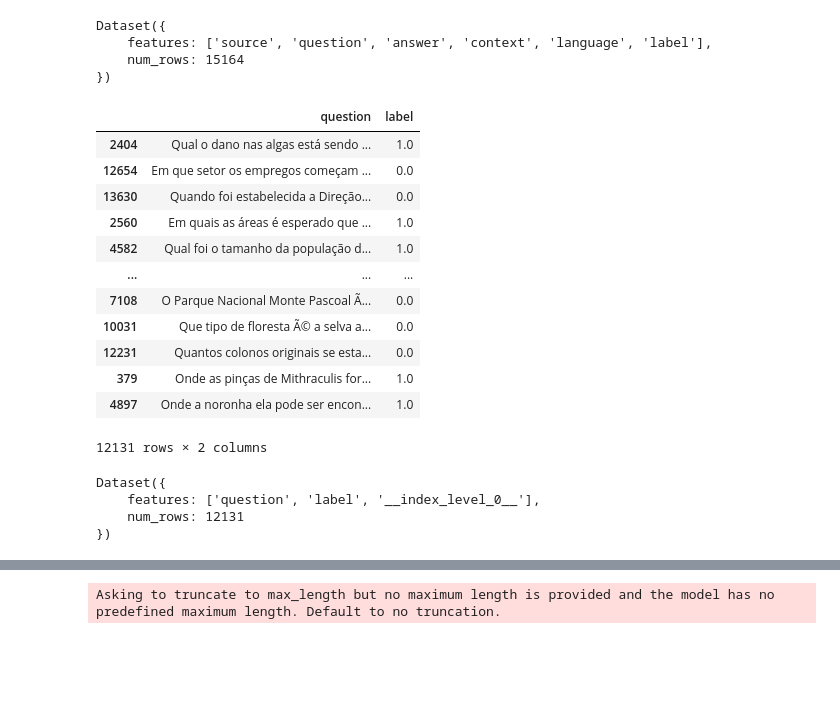
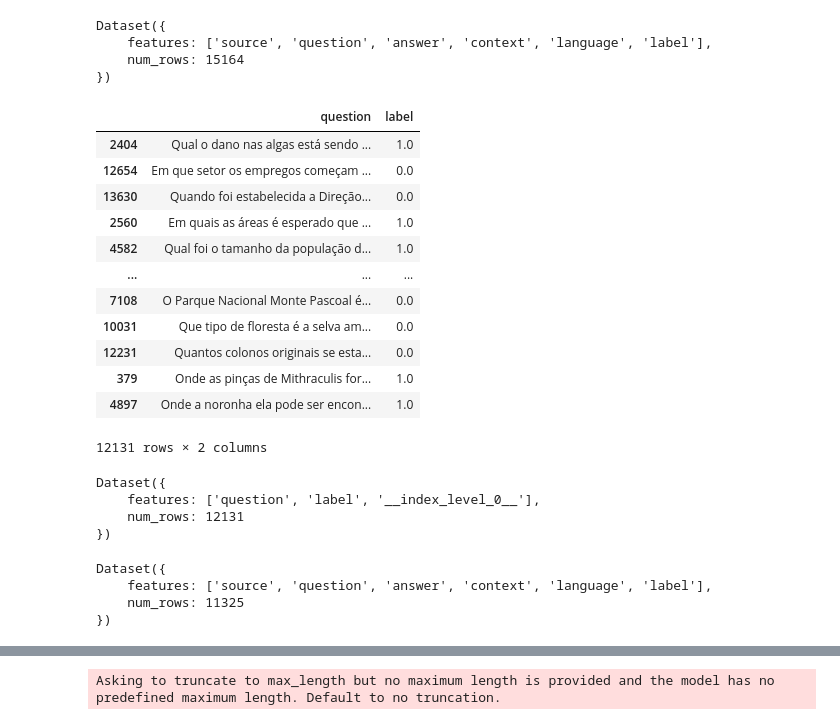
Before and after one commit to gustavokpc/Blue-Amazon-Classifier, a Jupyter notebook: Models.ipynb, the cells around one changed output, grey strips where cells are left out. Cells and saved outputs as stored; diff of their text form; code cells hidden in the pictures; blank space fills up the shorter version.

Commit message:
added english dataset and model generalization for both languages

```diff
--- a/Models.ipynb
+++ b/Models.ipynb
@@ -150,36 +143,36 @@ tokenizer = AutoTokenizer.from_pretrained(model_name)
 # %% [markdown]
 # DATASET Treatment
 # %%
-dataframe_completo = pd.read_csv("Datasets/out.csv")
-ds_completo = Dataset.from_pandas(dataframe_completo)
-ds_completo
+dataframe_completo_pt_br = pd.read_csv("Datasets/dataset_pt_br.csv")
+ds_completo_pt_br = Dataset.from_pandas(dataframe_completo_pt_br)
+ds_completo_pt_br
 # %% [output]
 Dataset({
     features: ['source', 'question', 'answer', 'context', 'language', 'label'],
     num_rows: 15164
 })
 # %%
-y = dataframe_completo.loc[:,"label"]
-X = dataframe_completo.loc[:,"question"]
+y_pt_br = dataframe_completo_pt_br.loc[:,"label"]
+X_pt_br = dataframe_completo_pt_br.loc[:,"question"]
 
-X_train, X_to_split, y_train, y_to_split = train_test_split(X, y, test_size=0.2, random_state=7, stratify=y)
-X_validation, X_test, y_validation, y_test = train_test_split(X_to_split, y_to_split, test_size=0.5, random_state=7, stratify=y_to_split)
+X_pt_br_train, X_pt_br_to_split, y_pt_br_train, y_pt_br_to_split = train_test_split(X_pt_br, y_pt_br, test_size=0.2, random_state=7, stratify=y_pt_br)
+X_pt_br_validation, X_pt_br_test, y_pt_br_validation, y_pt_br_test = train_test_split(X_pt_br_to_split, y_pt_br_to_split, test_size=0.5, random_state=7, stratify=y_pt_br_to_split)
 
-train_df = pd.concat([X_train, y_train], axis=1)
-validation_df = pd.concat([X_validation, y_validation], axis=1)
-test_df = pd.concat([X_test, y_test], axis=1)
+train_pt_br_df = pd.concat([X_pt_br_train, y_pt_br_train], axis=1)
+validation_pt_br_df = pd.concat([X_pt_br_validation, y_pt_br_validation], axis=1)
+test_pt_br_df = pd.concat([X_pt_br_test, y_pt_br_test], axis=1)
 
-train_df
+train_pt_br_df
 # %% [output]
 |  | question | label |
 | 2404 | Qual o dano nas algas está sendo ... | 1.0 |
 | 12654 | Em que setor os empregos começam ... | 0.0 |
 | 13630 | Quando foi estabelecida a Direção... | 0.0 |
 | 2560 | Em quais as áreas é esperado que ... | 1.0 |
 | 4582 | Qual foi o tamanho da população d... | 1.0 |
 | ... | ... | ... |
-| 7108 | O Parque Nacional Monte Pascoal Ã... | 0.0 |
-| 10031 | Que tipo de floresta Ã© a selva a... | 0.0 |
+| 7108 | O Parque Nacional Monte Pascoal é... | 0.0 |
+| 10031 | Que tipo de floresta é a selva am... | 0.0 |
 | 12231 | Quantos colonos originais se esta... | 0.0 |
 | 379 | Onde as pinças de Mithraculis for... | 1.0 |
 | 4897 | Onde a noronha ela pode ser encon... | 1.0 |
@@ -195,3 +188,12 @@ Dataset({
     features: ['question', 'label', '__index_level_0__'],
     num_rows: 12131
 })
+# %%
+dataframe_completo_en = pd.read_csv("Datasets/dataset_en.csv")
+ds_completo_en = Dataset.from_pandas(dataframe_completo_en)
+ds_completo_en
+# %% [output]
+Dataset({
+    features: ['source', 'question', 'answer', 'context', 'language', 'label'],
+    num_rows: 11325
+})
```
Also changed, not shown: parts of 9 cells of this notebook, 5 other files.
